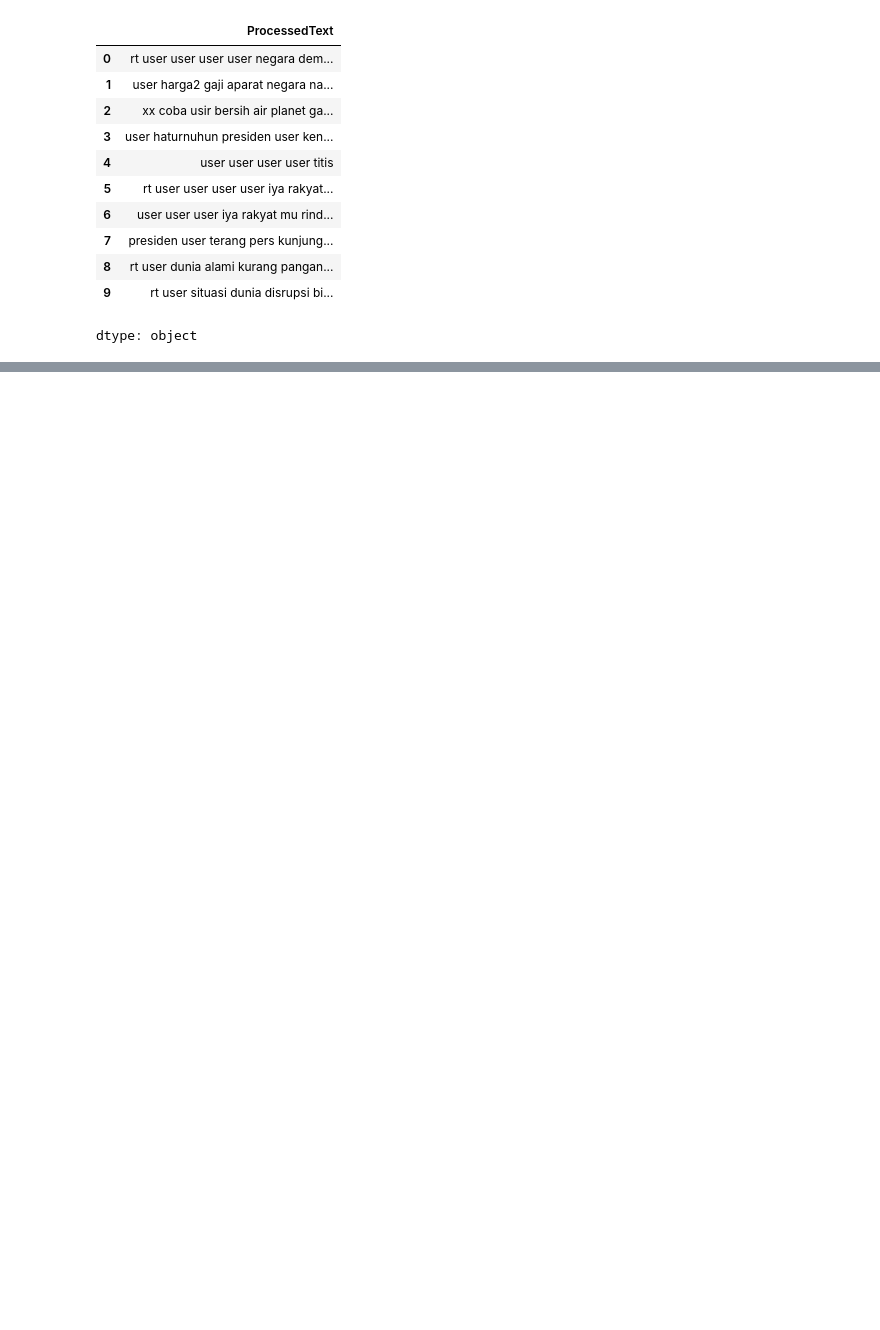
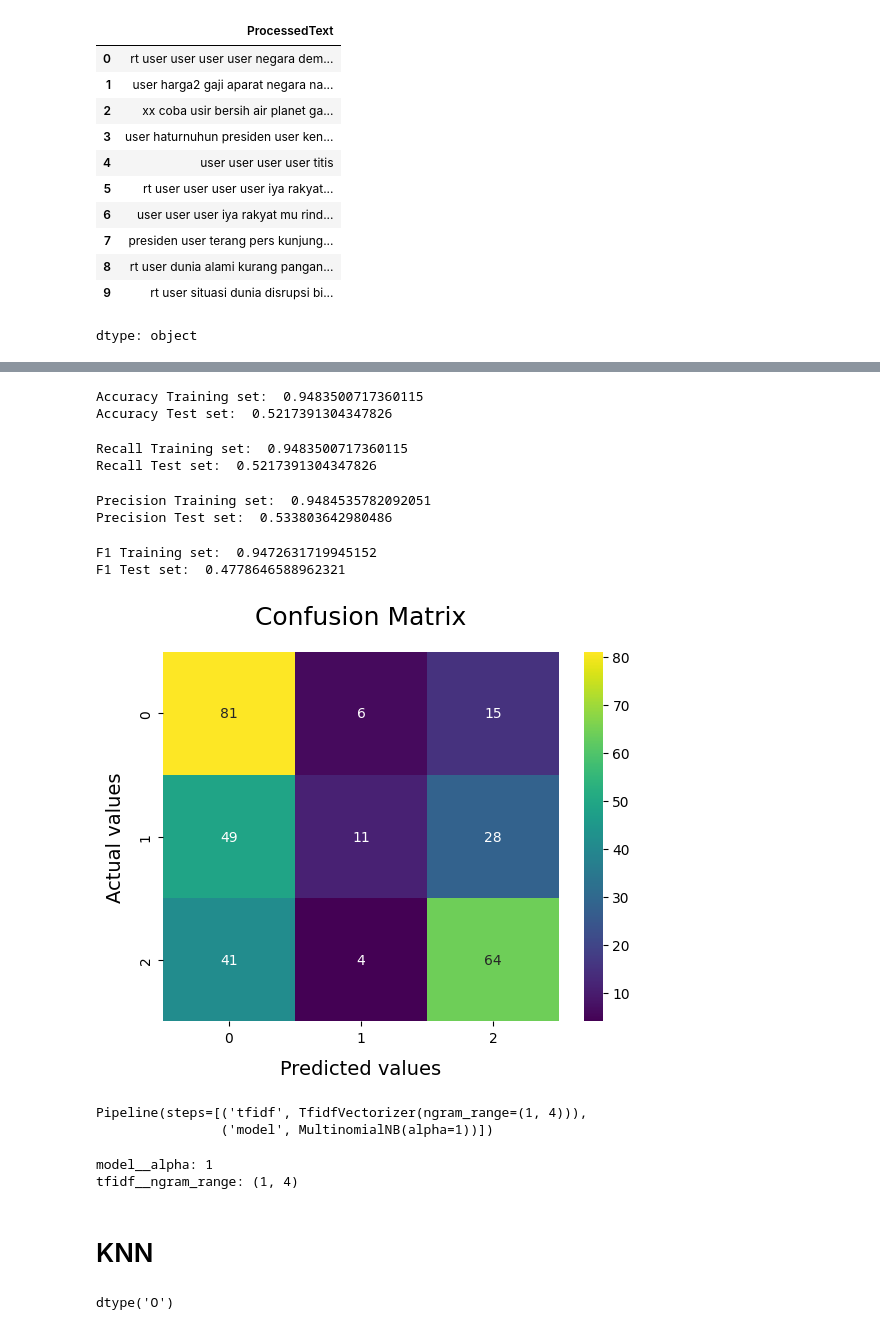
Before and after one commit to fatuunreal/stki4, a Jupyter notebook: stki4.ipynb, the cells around one changed output, grey strips where cells are left out. Saved outputs shown, nothing was run; the diff lists cells and outputs as text; code cells hidden in the pictures; blank space fills up the shorter version.

```diff
--- a/stki4.ipynb
+++ b/stki4.ipynb
@@ -548,0 +624,9 @@ TypeError: could not convert string to float: 'Negatif'
+# %%
+parameters_nb = {
+    'tfidf__ngram_range': [(1, 1), (1, 2), (1, 3), (1, 4)],
+    'model__alpha': (0.0001, 0.001, 0.1, 1, 10, 100)
+}
+# %%
+classifier_nb = GridSearchCV(classifier_nb, parameters_nb, cv = 3, n_jobs=-1)
+# %%
+classifier_nb.fit(train_x, train_label.ravel())
@@ -548,0 +641,60 @@ TypeError: could not convert string to float: 'Negatif'
+# %%
+y_pred_nb_train = classifier_nb.predict(train_x)
+accuracy_nb_train = accuracy_score(train_label, y_pred_nb_train)
+print("Accuracy Training set: ", accuracy_nb_train)
+
+y_pred_nb_test = classifier_nb.predict(test_x)
+accuracy_nb_test = accuracy_score(test_label, y_pred_nb_test)
+print("Accuracy Test set: ", accuracy_nb_test)
+# %% [output]
+Accuracy Training set:  0.9483500717360115
+Accuracy Test set:  0.5217391304347826
+# %%
+recall_nb_train = recall_score(train_label, y_pred_nb_train, average='weighted')
+print("Recall Training set: ", recall_nb_train)
+
+recall_nb_test = recall_score(test_label, y_pred_nb_test, average='weighted')
+print("Recall Test set: ", recall_nb_test)
+# %% [output]
+Recall Training set:  0.9483500717360115
+Recall Test set:  0.5217391304347826
+# %%
+precision_nb_train = precision_score(train_label, y_pred_nb_train, average='weighted')
+print("Precision Training set: ", precision_nb_train)
+
+precision_nb_test = precision_score(test_label, y_pred_nb_test, average='weighted')
+print("Precision Test set: ", precision_nb_test)
+# %% [output]
+Precision Training set:  0.9484535782092051
+Precision Test set:  0.533803642980486
+# %%
+f1_nb_train = f1_score(train_label, y_pred_nb_train, average='weighted')
+print("F1 Training set: ", f1_nb_train)
+
+f1_nb_test = f1_score(test_label, y_pred_nb_test, average='weighted')
+print("F1 Test set: ", f1_nb_test)
+# %% [output]
+F1 Training set:  0.9472631719945152
+F1 Test set:  0.4778646588962321
+# %%
+from sklearn.metrics import confusion_matrix
+sns.heatmap(confusion_matrix(test_label, y_pred_nb_test), annot=True, cmap = 'viridis', fmt='.0f')
+plt.xlabel("Predicted values", fontdict = {'size':14}, labelpad = 10)
+plt.ylabel("Actual values"   , fontdict = {'size':14}, labelpad = 10)
+plt.title ("Confusion Matrix", fontdict = {'size':18}, pad = 20)
+plt.show()
+# %% [output]
+[figure, added]
+# %%
+classifier_nb.best_estimator_
+# %% [output]
+Pipeline(steps=[('tfidf', TfidfVectorizer(ngram_range=(1, 4))),
+                ('model', MultinomialNB(alpha=1))])
+# %%
+for param_name in sorted(parameters_nb.keys()):
+    print("%s: %r" % (param_name, classifier_nb.best_params_[param_name]))
+# %% [output]
+model__alpha: 1
+tfidf__ngram_range: (1, 4)
+# %% [markdown]
+# KNN
@@ -548,0 +703,4 @@ TypeError: could not convert string to float: 'Negatif'
+# %%
+train_x.dtype
+# %% [output]
+dtype('O')
```
Also changed, not shown: parts of 50 cells of this notebook.
